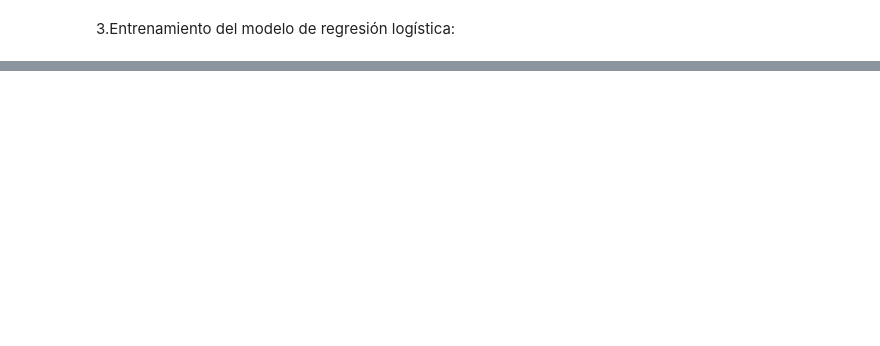
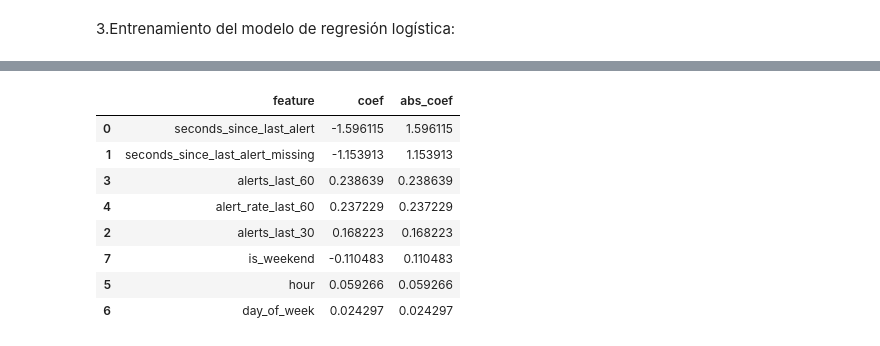
Before and after one commit to UCM-GIDIA-PD1/c2526-R5, a Jupyter notebook: src/models/modelos_alertas/tecnica_logistica.ipynb, the cells around one changed output, grey strips where cells are left out. Cells and saved outputs as stored; diff of their text form; code cells hidden in the pictures; blank space fills up the shorter version.

```diff
--- a/src/models/modelos_alertas/tecnica_logistica.ipynb
+++ b/src/models/modelos_alertas/tecnica_logistica.ipynb
@@ -211,0 +342,20 @@ weighted avg       1.00      1.00      1.00   2417019
+# %%
+coefs = pipeline.named_steps["model"].coef_[0]
+
+importance = pd.DataFrame({
+    "feature": features,
+    "coef": coefs,
+    "abs_coef": np.abs(coefs)
+}).sort_values("abs_coef", ascending=False)
+
+importance
+# %% [output]
+|  | feature | coef | abs_coef |
+| 0 | seconds_since_last_alert | -1.596115 | 1.596115 |
+| 1 | seconds_since_last_alert_missing | -1.153913 | 1.153913 |
+| 3 | alerts_last_60 | 0.238639 | 0.238639 |
+| 4 | alert_rate_last_60 | 0.237229 | 0.237229 |
+| 2 | alerts_last_30 | 0.168223 | 0.168223 |
+| 7 | is_weekend | -0.110483 | 0.110483 |
+| 5 | hour | 0.059266 | 0.059266 |
+| 6 | day_of_week | 0.024297 | 0.024297 |
```
Also changed, not shown: parts of 15 cells of this notebook.
